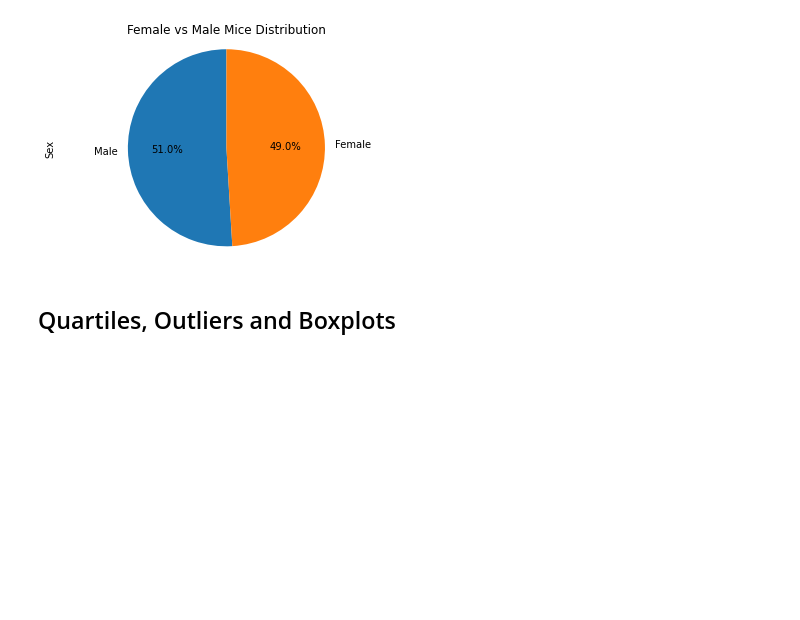
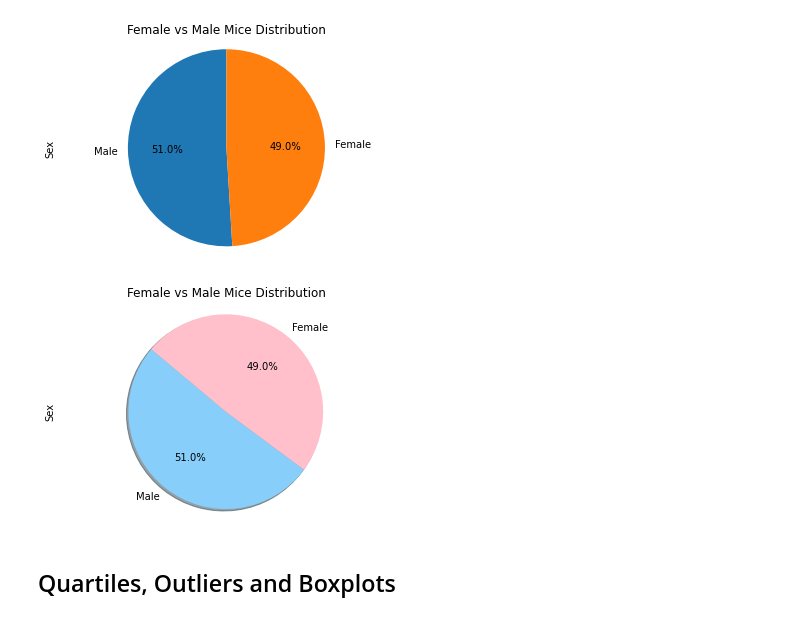
Before and after one commit to Klsisk/matplotlib-challenge, a Jupyter notebook: Instructions/Pymaceuticals/mainscript.ipynb, the cells around one changed output. Saved outputs shown, nothing was run; the diff lists cells and outputs as text; code cells hidden in the pictures; blank space fills up the shorter version.

```diff
--- a/Instructions/Pymaceuticals/mainscript.ipynb
+++ b/Instructions/Pymaceuticals/mainscript.ipynb
@@ -191,40 +191,27 @@ plt.show()
 [figure]
 # %%
 # Generate a pie plot showing the distribution of female versus male mice using pyplot
+# Get Labels for our pie chart
 gender_count2 = clean_df.Sex.value_counts()
-
-# Create a list indicating where to write x labels and set figure size to adjust for space
-plt.figure(figsize=(6,3))
-plt.pie(gender_count2.index.values,unique_mice_count2.values, color="b", alpha=0.5, align="center")
-plt.xticks(rotation="vertical")
-
-# Set labels for the chart
-plt.ylabel("Number of Unique Mice Tested")
-
-# Show the graph
-plt.show()
-
-# Labels for the sections of our pie chart
-labels = ["Male", "Female"]
-
-# The values of each section of the pie chart
-sizes = []
 
 # The colors of each section of the pie chart
 colors = ["lightskyblue", "pink"]
 
-# Set a Title and labels
-plt.title("Total Number of Unique Tested Mice")
-plt.xlabel("Drug Regimen")
-plt.ylabel("Number of Unique Tested Mice")
-
-
 # Creates the pie chart based upon the values above
 # Automatically finds the percentages of each part of the pie chart
-plt.pie(sizes, labels=labels, colors=colors, autopct="%1.1%%", shadow=True, startangle=140)
+plt.pie(gender_count2.values,labels=gender_count2.index.values,autopct='%1.1f%%', colors=colors, shadow=True, startangle=140)
+
+# Set a Title and y label
+plt.title("Female vs Male Mice Distribution")
+plt.ylabel("Sex")
+
+#Make axis equal
+plt.axis("equal")
 
 #Display pie chart
 plt.show()
+# %% [output]
+[figure, added]
 # %% [markdown]
 ## Quartiles, Outliers and Boxplots
 # %%
```
Also changed, not shown: parts of 6 cells of this notebook, 1 other file.
